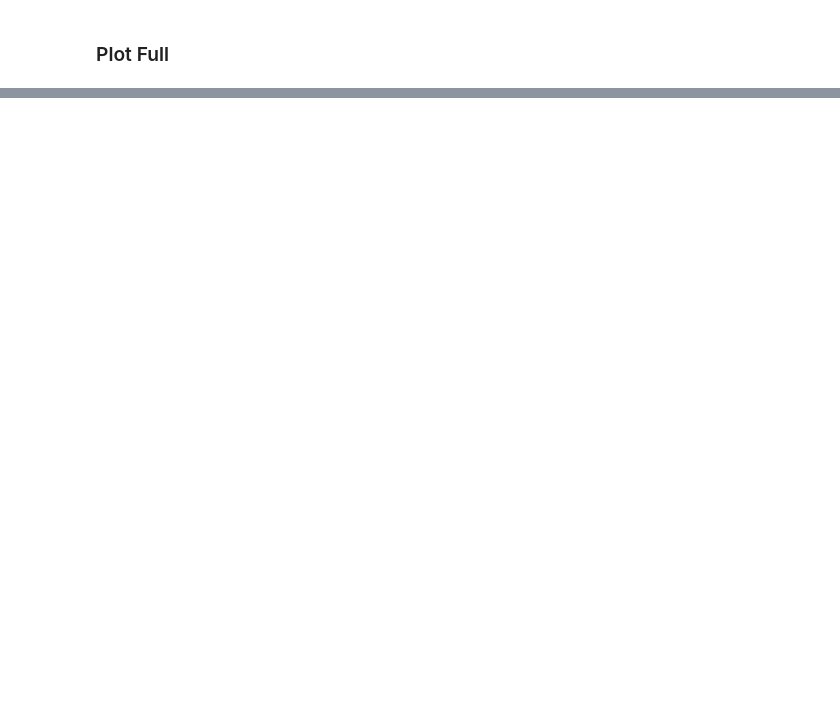
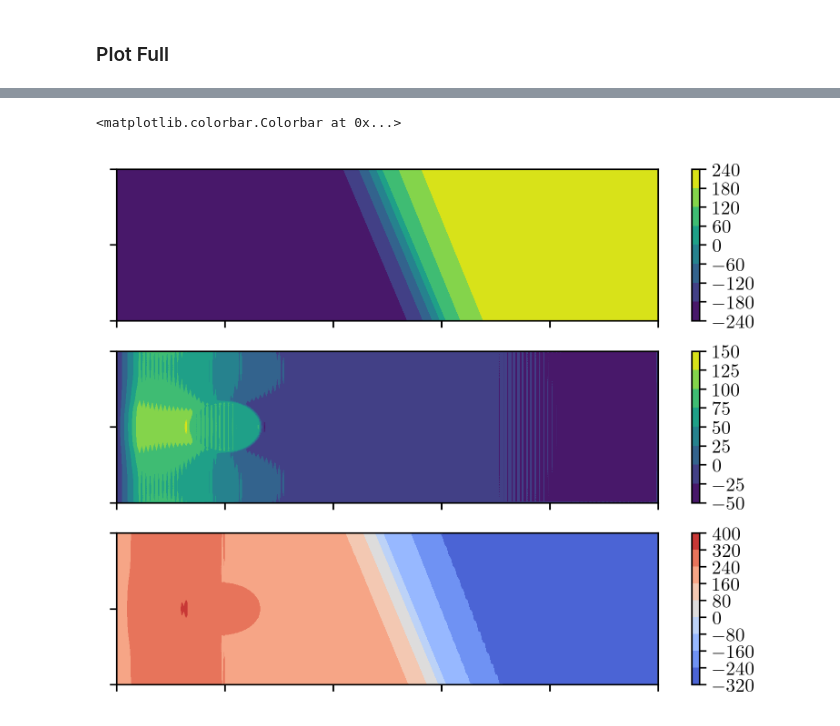
Before and after one commit to mskPark/DRLPDE, a Jupyter notebook: ErrorPlot_JCPexample6.ipynb, the cells around one changed output, grey strips where cells are left out. Cells and saved outputs as stored; diff of their text form; code cells hidden in the pictures; blank space fills up the shorter version.

```diff
--- a/ErrorPlot_JCPexample6.ipynb
+++ b/ErrorPlot_JCPexample6.ipynb
@@ -274,0 +226,24 @@ plt.colorbar(contour5, ticks =error_tick, ax=ax[2,1])
+# %%
+plt.close('all')
+fig, ax = plt.subplots(nrows=3, ncols=1, figsize=[6.4, 5.0])
+
+contour0 = ax[0].contourf(x1plot, x2plot, Trained_Pressure, cmap=plt.cm.viridis)
+ax[0].set_title(r'Trained Pressure')
+ax[0].set_xticklabels([])
+ax[0].set_yticklabels([])
+plt.colorbar(contour0, ax=ax[0])
+
+contour1 = ax[1].contourf(x1plot, x2plot, IBM_P, cmap=plt.cm.viridis)
+ax[1].set_title(r'IBM Pressure')
+ax[1].set_xticklabels([])
+ax[1].set_yticklabels([])
+plt.colorbar(contour1, ax=ax[1])
+
+contour2 = ax[2].contourf(x1plot, x2plot, IBM_P - Trained_Pressure, cmap=plt.cm.coolwarm)
+ax[2].set_title(r'Difference between IBM and Trained Pressure')
+ax[2].set_xticklabels([])
+ax[2].set_yticklabels([])
+plt.colorbar(contour2, ax=ax[2])
+# %% [output]
+<matplotlib.colorbar.Colorbar at 0x...>
+[figure, added]
```
Also changed, not shown: parts of 10 cells of this notebook, 18 other files.
